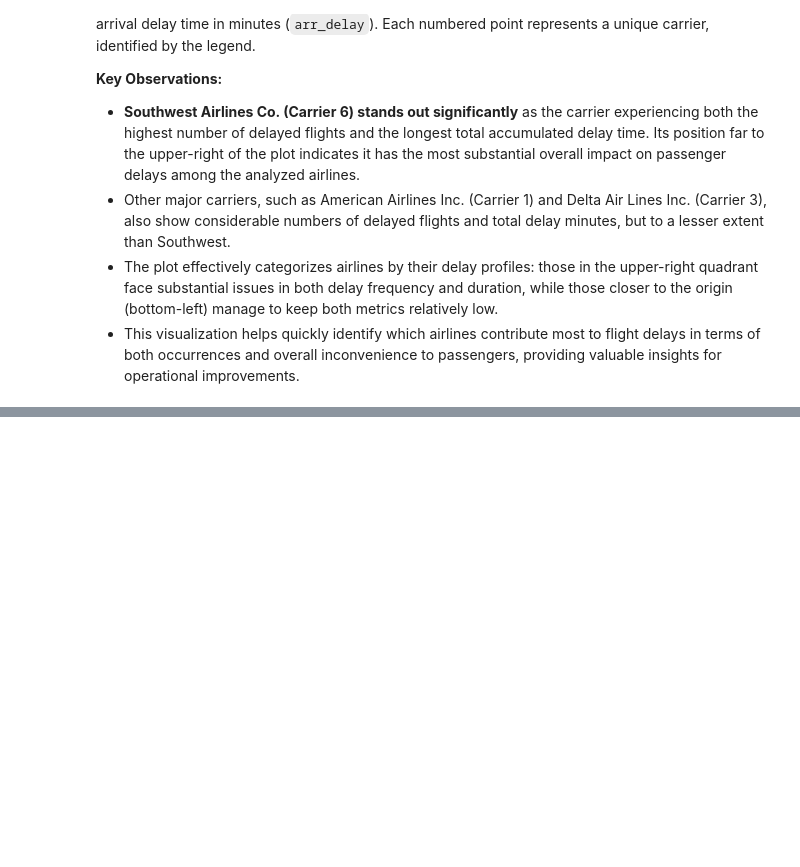
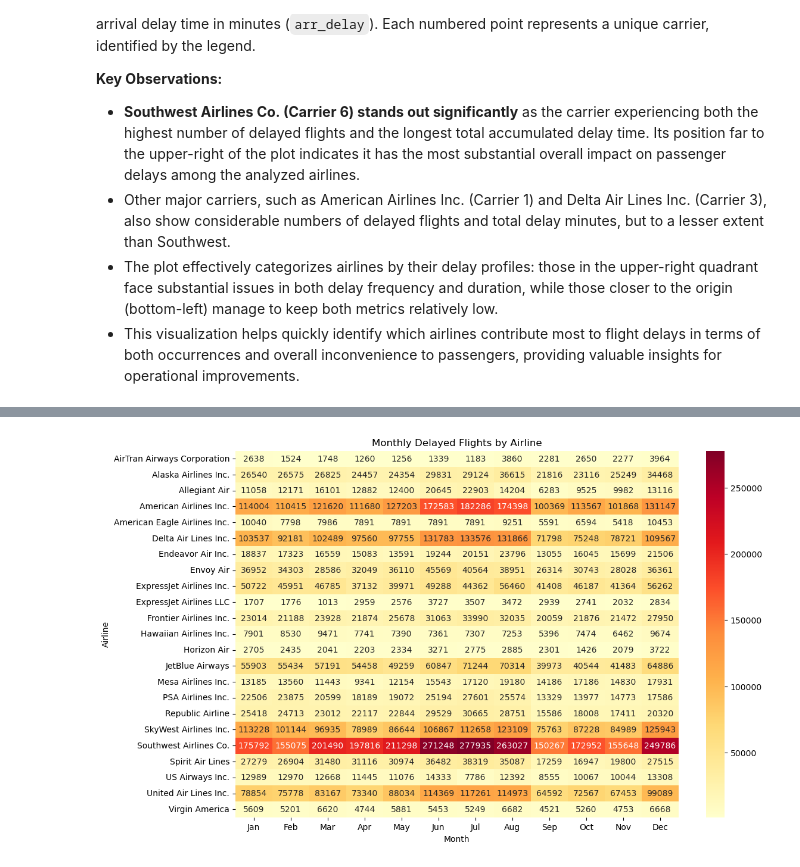
Before and after one commit to naufilsakran/Flight_Delay_Data_Analysis, a Jupyter notebook: Project_report.ipynb, the cells around one changed output, grey strips where cells are left out. Drawn from its saved outputs; the diff is of its cells as text; code cells hidden in the pictures; blank space fills up the shorter version.

```diff
--- a/Project_report.ipynb
+++ b/Project_report.ipynb
@@ -929,0 +1054,30 @@ The scatter plot above visualizes the delay severity for airlines that have oper
+# %%
+pivot = df.pivot_table(
+    values='arr_del15',
+    index='carrier_name',
+    columns='month',
+    aggfunc='sum',
+)
+
+pivot.columns = ['Jan', 'Feb', 'Mar', 'Apr', 'May', 'Jun', 'Jul', 'Aug', 'Sep', 'Oct', 'Nov', 'Dec']
+
+# The row 'American Eagle Airlines Inc.' had NAN values. We filled it with the means
+fill_nan_val = pivot.iloc[4].mean()
+pivot = pivot.fillna(fill_nan_val)
+pivot
+
+plt.figure(figsize=(12, 8))
+
+sns.heatmap(
+    pivot,
+    cmap='YlOrRd',
+    annot=True,
+    fmt='.0f'
+)
+
+plt.title('Monthly Delayed Flights by Airline')
+plt.xlabel('Month')
+plt.ylabel('Airline')
+plt.show()
+# %% [output]
+[figure, added]
```
Also changed, not shown: parts of 20 cells of this notebook.
